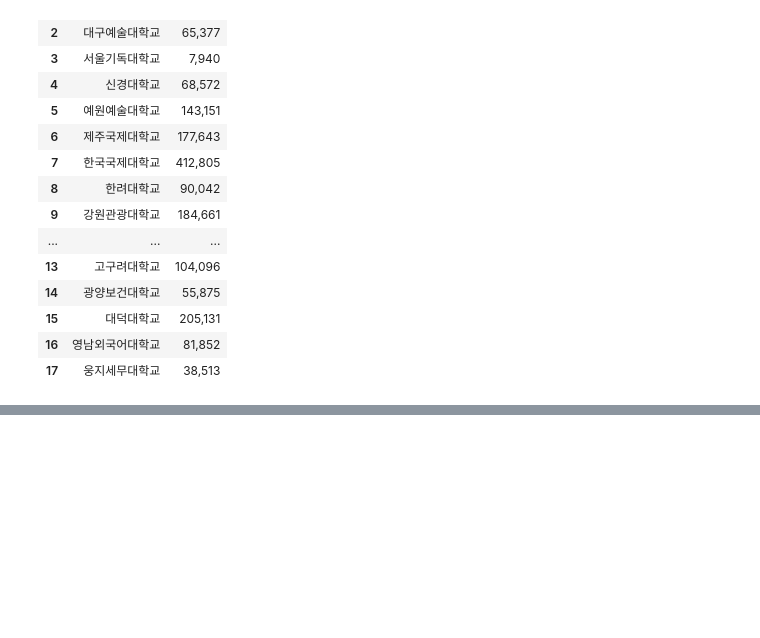
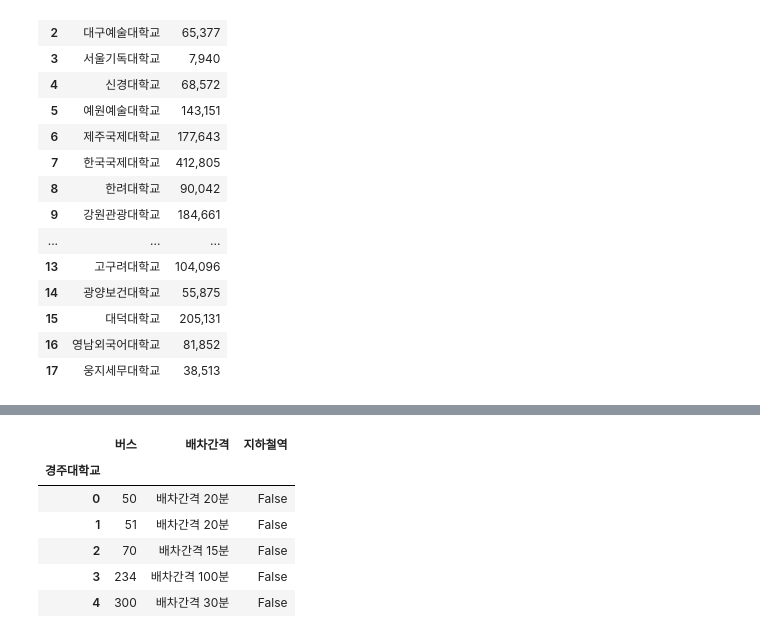
Before and after one commit to JngMkk/MLP_4_Project, a Jupyter notebook: jm_data/test.ipynb, the cells around one changed output, grey strips where cells are left out. Cells and saved outputs as stored; diff of their text form; code cells hidden in the pictures; blank space fills up the shorter version.

Commit message:
add/update data - joongmo

```diff
--- a/jm_data/test.ipynb
+++ b/jm_data/test.ipynb
@@ -314,0 +325,15 @@ df.to_csv('./data/location.csv', encoding='utf-8')
+# %%
+import pandas as pd
+
+df_1 = pd.read_csv(f'./data/{f_list[1][0]}', index_col = 0)
+df_2 = pd.read_csv(f'./data/{f_list[1][1]}', index_col = 0)
+# %%
+df_1
+# %% [output]
+|  | 버스 | 배차간격 | 지하철역 |
+| 경주대학교 |  |  |  |
+| 0 | 50 | 배차간격 20분 | False |
+| 1 | 51 | 배차간격 20분 | False |
+| 2 | 70 | 배차간격 15분 | False |
+| 3 | 234 | 배차간격 100분 | False |
+| 4 | 300 | 배차간격 30분 | False |
```
Also changed, not shown: parts of 2 cells of this notebook, 48 other files.
